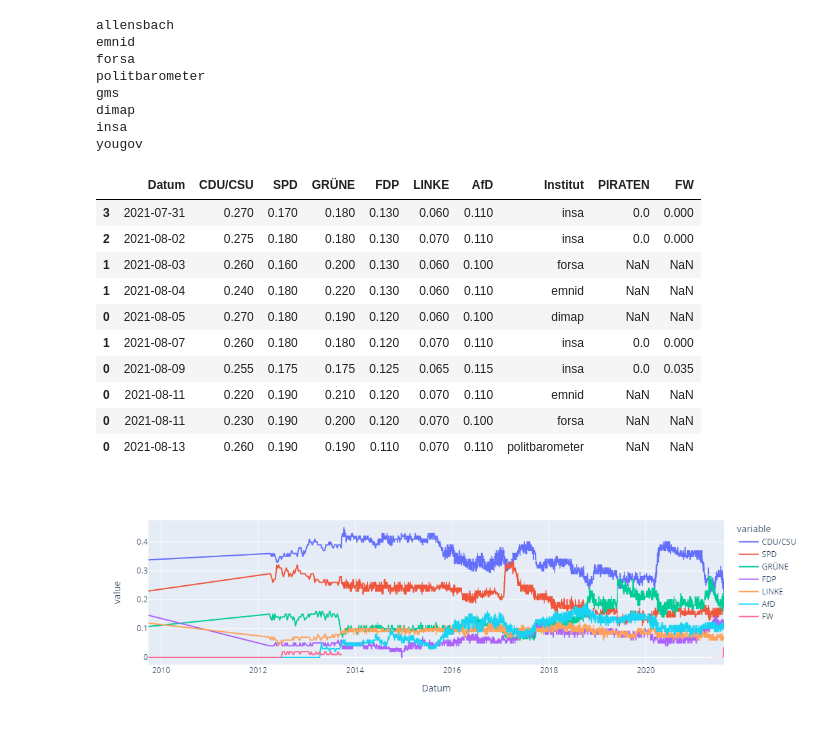
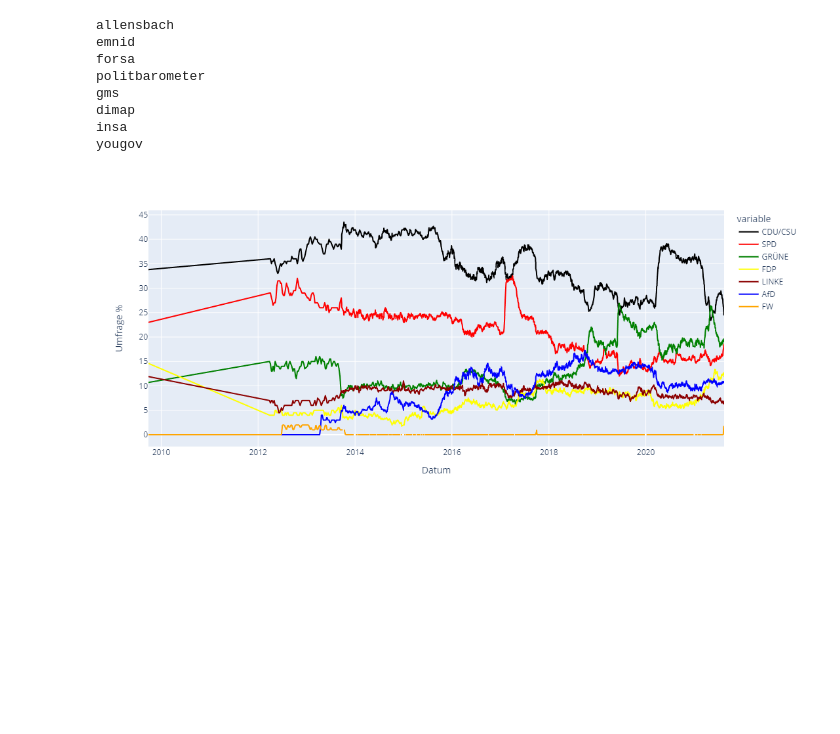
Before and after one commit to mrksr/bundestagswahl, a Jupyter notebook: bundestagswahl.ipynb, the cells around one changed output. Drawn from its saved outputs; the diff is of its cells as text; code cells hidden in the pictures; blank space fills up the shorter version.

Commit message:
Add a first plot

```diff
--- a/bundestagswahl.ipynb
+++ b/bundestagswahl.ipynb
@@ -48,13 +49,13 @@ def get_data_from_wahlrecht_de(institute):
         table[col] = (
             table[col].str.rstrip(" %").str.replace(",", ".").str.replace("–", "0")
         )
-        table[col] = pd.to_numeric(table[col], errors="coerce") / 100
+        table[col] = pd.to_numeric(table[col], errors="coerce")
 
     table = table.dropna()
     table["Institut"] = institute
     return table
 # %%
-data = pd.concat(
+raw_data = pd.concat(
     [get_data_from_wahlrecht_de(institute) for institute in survey_institutes],
     axis=0,
 )
@@ -68,22 +69,25 @@ dimap
 insa
 yougov
 # %%
-data = data.sort_values(by="Datum")
+data = raw_data.sort_values(by="Datum")
+data = data.set_index("Datum")
-# %%
-data.iloc[-10:]
-# %% [output]
-|  | Datum | CDU/CSU | SPD | GRÜNE | FDP | LINKE | AfD | Institut | PIRATEN | FW |
-| 3 | 2021-07-31 | 0.270 | 0.170 | 0.180 | 0.130 | 0.060 | 0.110 | insa | 0.0 | 0.000 |
-| 2 | 2021-08-02 | 0.275 | 0.180 | 0.180 | 0.130 | 0.070 | 0.110 | insa | 0.0 | 0.000 |
-| 1 | 2021-08-03 | 0.260 | 0.160 | 0.200 | 0.130 | 0.060 | 0.100 | forsa | NaN | NaN |
-| 1 | 2021-08-04 | 0.240 | 0.180 | 0.220 | 0.130 | 0.060 | 0.110 | emnid | NaN | NaN |
-| 0 | 2021-08-05 | 0.270 | 0.180 | 0.190 | 0.120 | 0.060 | 0.100 | dimap | NaN | NaN |
-| 1 | 2021-08-07 | 0.260 | 0.180 | 0.180 | 0.120 | 0.070 | 0.110 | insa | 0.0 | 0.000 |
-| 0 | 2021-08-09 | 0.255 | 0.175 | 0.175 | 0.125 | 0.065 | 0.115 | insa | 0.0 | 0.035 |
-| 0 | 2021-08-11 | 0.220 | 0.190 | 0.210 | 0.120 | 0.070 | 0.110 | emnid | NaN | NaN |
-| 0 | 2021-08-11 | 0.230 | 0.190 | 0.200 | 0.120 | 0.070 | 0.100 | forsa | NaN | NaN |
-| 0 | 2021-08-13 | 0.260 | 0.190 | 0.190 | 0.110 | 0.070 | 0.110 | politbarometer | NaN | NaN |
-# %%
-data.plot(x="Datum", y=["CDU/CSU", "SPD", "GRÜNE", "FDP", "LINKE", "AfD", "FW"])
-# %% [output]
-[figure, removed]
+# %%
+color_map = {
+    "CDU/CSU": "black",
+    "SPD": "red",
+    "GRÜNE": "green",
+    "FDP": "yellow",
+    "LINKE": "darkred",
+    "AfD": "blue",
+    "FW": "orange",
+}
+
+plot_data = data.loc[:, ["CDU/CSU", "SPD", "GRÜNE", "FDP", "LINKE", "AfD", "FW"]]
+
+fig = plot_data.rolling("8D").mean().plot(color_discrete_map=color_map)
+
+fig.update_layout(yaxis_title="Umfrage %", height=500)
+
+fig
+# %% [output]
+[figure, added]
```
Also changed, not shown: parts of 1 cell of this notebook.
